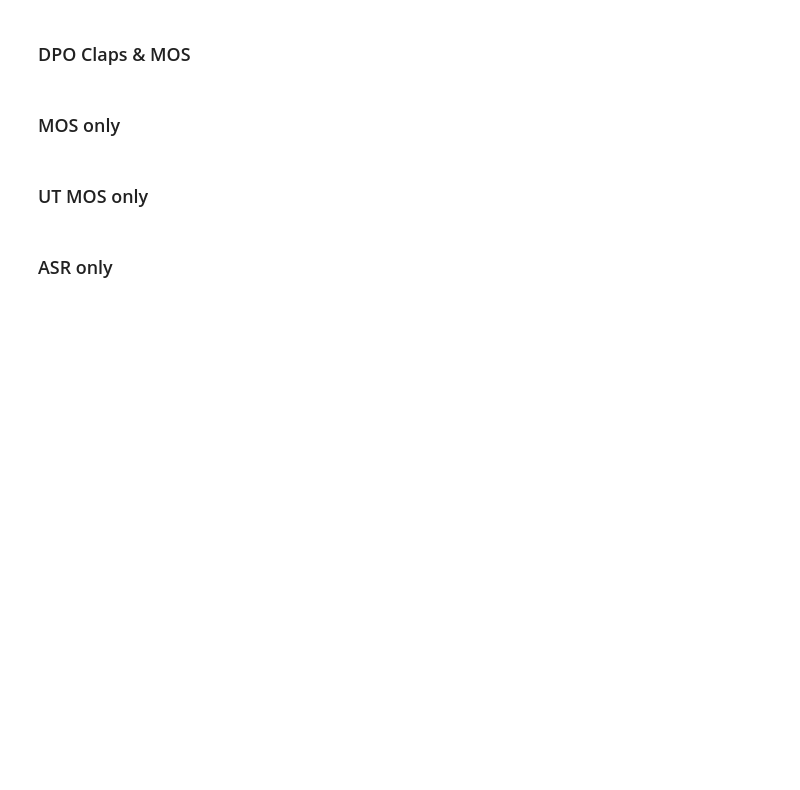
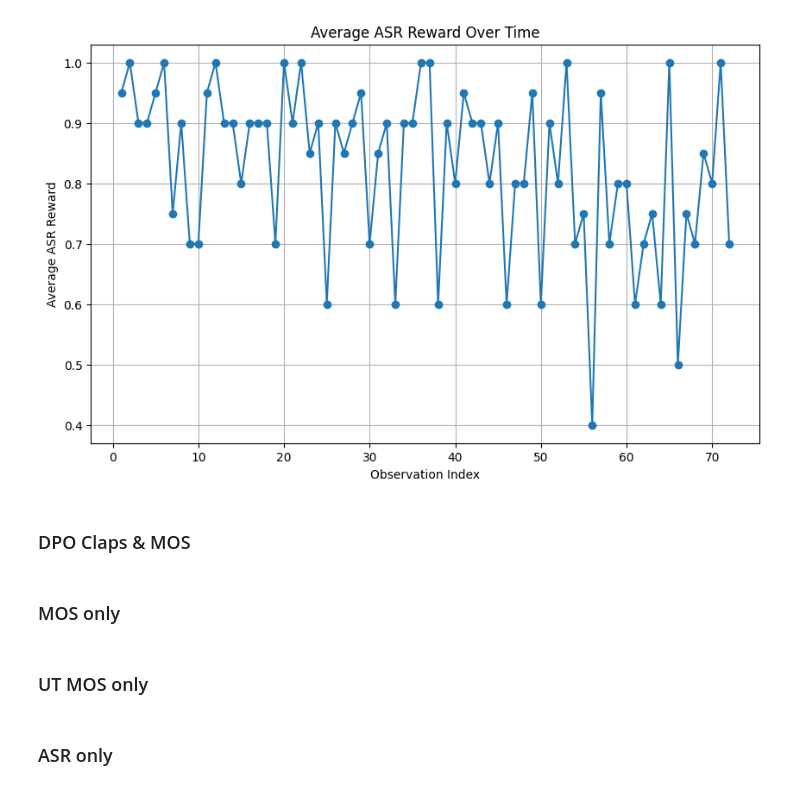
Before and after one commit to Alanhsiu/trl, a Jupyter notebook: plot.ipynb, the cells around one changed output. Saved outputs shown, nothing was run; the diff lists cells and outputs as text; code cells hidden in the pictures; blank space fills up the shorter version.

```diff
--- a/plot.ipynb
+++ b/plot.ipynb
@@ -363,3 +491,27 @@ plot_metrics(data)
+# %%
+import re
+import matplotlib.pyplot as plt
+
+log_path = '11241014.log'
+
+rewards = []
+
+pattern = r"average asr reward: ([0-9]*\.?[0-9]+)"
+with open(log_path, 'r') as file:
+    for line in file:
+        match = re.search(pattern, line)
+        if match:
+            rewards.append(float(match.group(1)))
+
+plt.figure(figsize=(10, 6))
+plt.plot(range(1, len(rewards) + 1), rewards, marker='o')
+plt.title('Average ASR Reward Over Time')
+plt.xlabel('Observation Index')
+plt.ylabel('Average ASR Reward')
+plt.grid(True)
+plt.show()
+# %% [output]
+[figure, added]
 # %% [markdown]
 ### DPO Claps & MOS
 # %%
```
Also changed, not shown: parts of 7 cells of this notebook, 4 other files.
